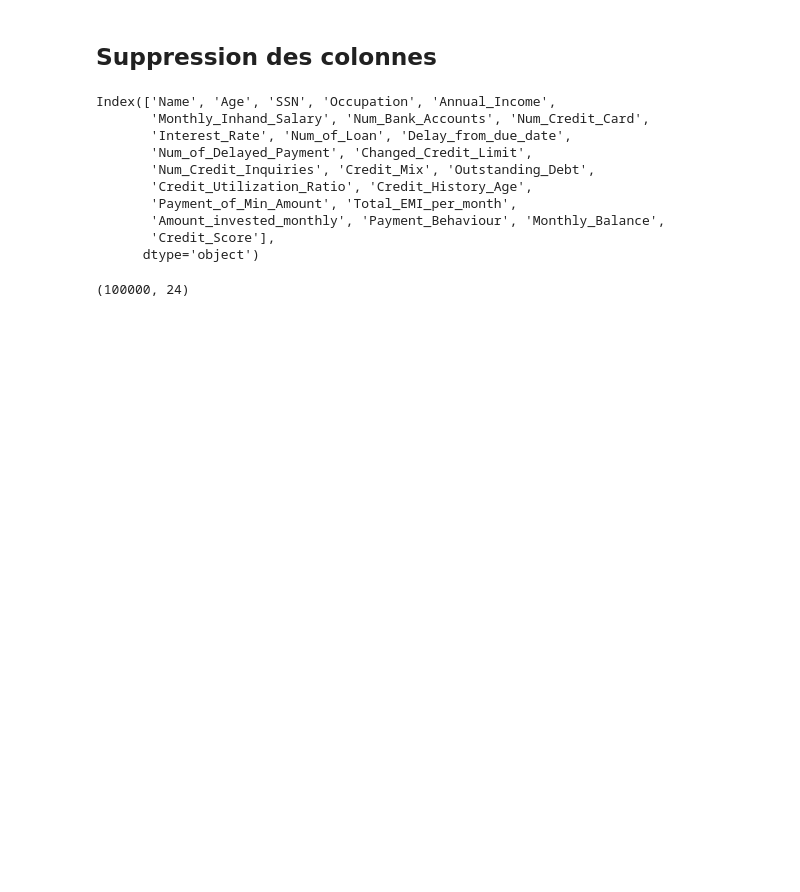
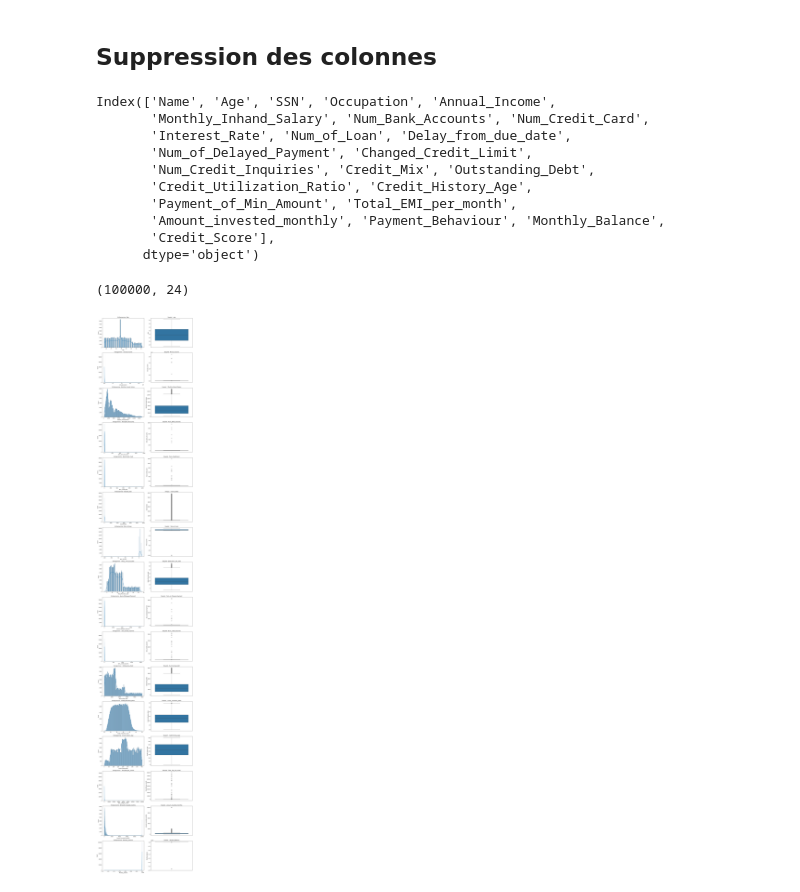
Before and after one commit to mouneced157-ai/novabanque-creditsight-MOUNE-CEDRIC_NINTEDEM-STEVE, a Jupyter notebook: cleaning.ipynb, the cells around one changed output. Cells and saved outputs as stored; diff of their text form; code cells hidden in the pictures; blank space fills up the shorter version.

Commit message:
Dossier final : Exploration + Cleaning + Visualisation + Modelling + Prediction

```diff
--- a/cleaning.ipynb
+++ b/cleaning.ipynb
@@ -4,3 +6,3 @@ import numpy as np
 # %%
-df = pd.read_csv("../data/train.csv")
+df = pd.read_csv("./data/train.csv")
 # %% [markdown]
@@ -72,5 +78,0 @@ Name: Age, dtype: object
-# %%
-df["Age"] = pd.to_numeric(
-    df["Age"].astype(str).str.replace(r"[^\d.-]", "", regex=True),
-    errors="coerce"
-)
@@ -178,11 +155,16 @@ Index(['ID', 'Customer_ID', 'Month', 'Name', 'SSN', 'Occupation',
       dtype='object')
 # %%
-listeC = ['ID', 'Customer_ID', 'Month', 'Name', 'SSN', 'Occupation',
-       'Type_of_Loan', 'Num_of_Delayed_Payment', 'Changed_Credit_Limit',
+listeC = ['Month', 'Name', 'SSN', 'Occupation',
+       'Type_of_Loan', 'Changed_Credit_Limit',
        'Credit_Mix', 'Credit_History_Age', 'Payment_of_Min_Amount',
        'Payment_Behaviour', 'Credit_Score']
-for var in listeC :
-    df[var] = df[var].fillna(df.groupby("Customer_ID")[var].transform("first"))
+for var in listeC:
+    mode_par_client = (
+        df.groupby("Customer_ID")[var]
+          .transform(lambda x: x.mode().iloc[0] if not x.mode().empty else np.nan)
+    )
+
+    df[var] = df[var].fillna(mode_par_client) # On remplace par le mode de chaque variable propre à chaque client
 # %%
 df.isna().sum()
 # %% [output]
@@ -324,0 +349,47 @@ df.to_csv("train_clean.csv", index=False)
+# %%
+# Colonnes numériques
+cols = df.select_dtypes(include="number").columns
+
+# Nombre de variables
+n = len(cols)
+
+# Création des subplots
+fig, axes = plt.subplots(
+    nrows=n,
+    ncols=2,
+    figsize=(14, 5*n)
+)
+
+# Si une seule variable
+if n == 1:
+    axes = [axes]
+
+# Boucle
+for i, col in enumerate(cols):
+
+    # Histogramme
+    sns.histplot(
+        data=df,
+        x=col,
+        kde=True,
+        edgecolor="black",
+        ax=axes[i,0]
+    )
+
+    axes[i,0].set_title(f"Histogramme - {col}")
+
+    # Boxplot
+    sns.boxplot(
+        data=df,
+        y=col,
+        ax=axes[i,1]
+    )
+
+    axes[i,1].set_title(f"Boxplot - {col}")
+
+# Ajustement
+plt.tight_layout()
+
+plt.show()
+# %% [output]
+[figure, added]
```
Also changed, not shown: parts of 30 cells of this notebook, 27 other files.
